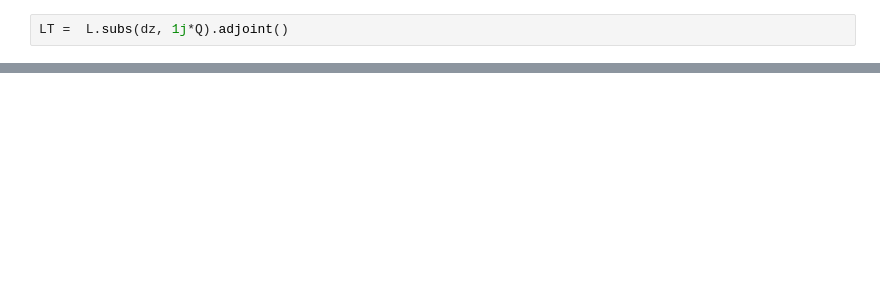
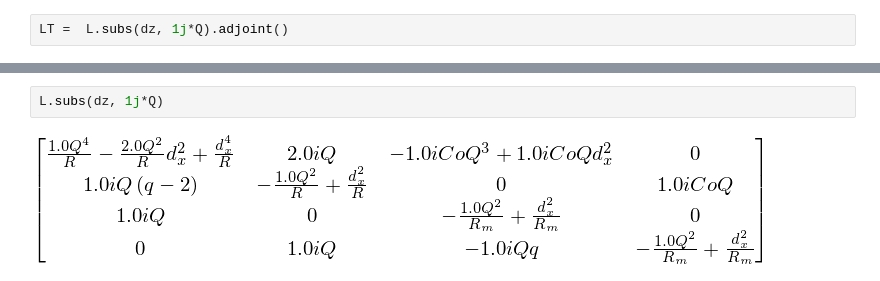
Before and after one commit to jsoishi/weakly_nonlinear_mri, a Jupyter notebook: python/adjoint solution.ipynb, the cells around one changed output, grey strips where cells are left out. Drawn from its saved outputs; the diff is of its cells as text; blank space fills up the shorter version.

```diff
--- a/python/adjoint solution.ipynb
+++ b/python/adjoint solution.ipynb
@@ -436,0 +446,4 @@ L1
+# %%
+L.subs(dz, 1j*Q)
+# %% [output]
+[figure, added]
```
Also changed, not shown: parts of 57 cells of this notebook, 3 other files.
